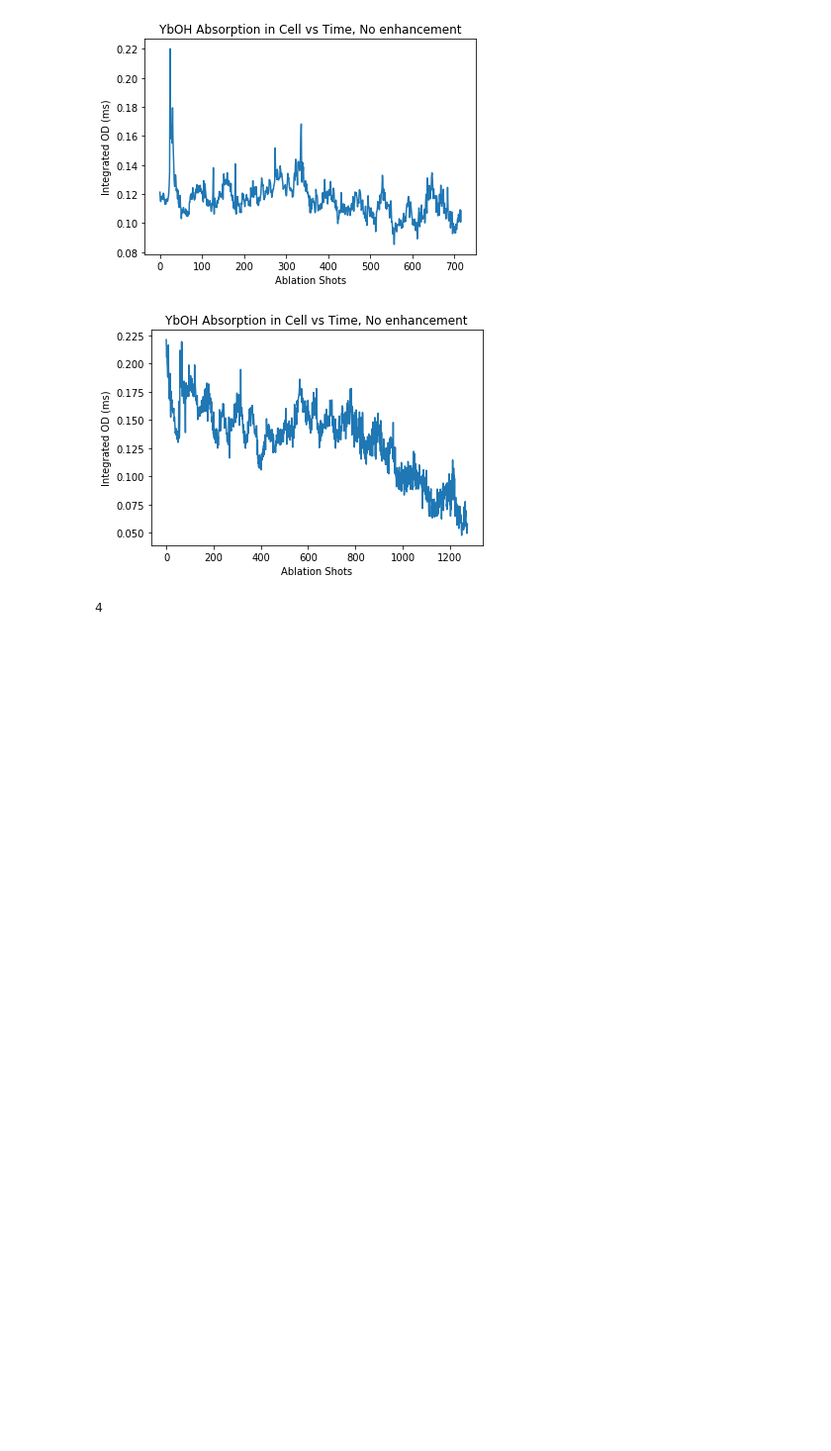
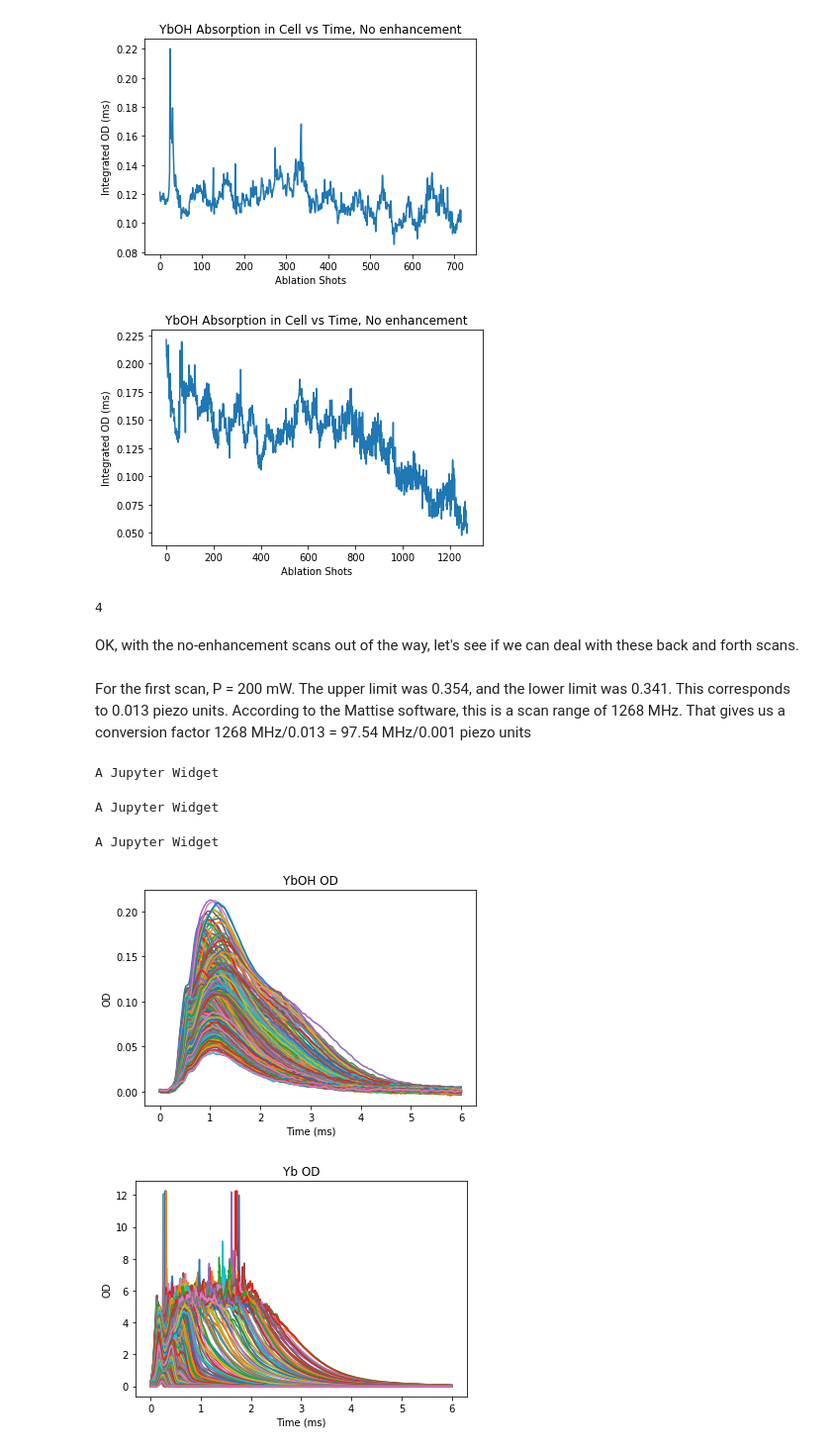
Before and after one commit to HutzlerLab/Enhancement-Analysis, a Jupyter notebook: 20190228_Chirp_Analysis.ipynb, the cells around one changed output. Shown: that part at 99% size. Drawn from its saved outputs; the diff is of its cells as text; code cells hidden in the pictures; blank space fills up the shorter version.

```diff
--- a/20190228_Chirp_Analysis.ipynb
+++ b/20190228_Chirp_Analysis.ipynb
@@ -100,3 +100,22 @@ for _YbOH,_time in zip(YbOH_all,times_all):
 len(YbOH_all)
 # %% [output]
 4
+# %% [markdown]
+OK, with the no-enhancement scans out of the way, let's see if we can deal with these back and forth scans.
+# %% [markdown]
+For the first scan, P = 200 mW. The upper limit was 0.354, and the lower limit was 0.341. This corresponds to 0.013 piezo units. According to the Mattise software, this is a scan range of 1268 MHz. That gives us a conversion factor 1268 MHz/0.013 = 97.54 MHz/0.001 piezo units
+# %%
+folder = '20190228'
+# %%
+start = 3380
+stop = 3936
+dataset = calculateSeriesODFromRaw(folder,start,stop)
+# %% [output]
+A Jupyter Widget
+# %%
+YbOH,Yb,times = processChirp(dataset,[0,6])
+# %% [output]
+A Jupyter Widget
+A Jupyter Widget
+[figure, added]
+[figure, added]
```
Also changed, not shown: parts of 14 cells of this notebook, 6 other files.
